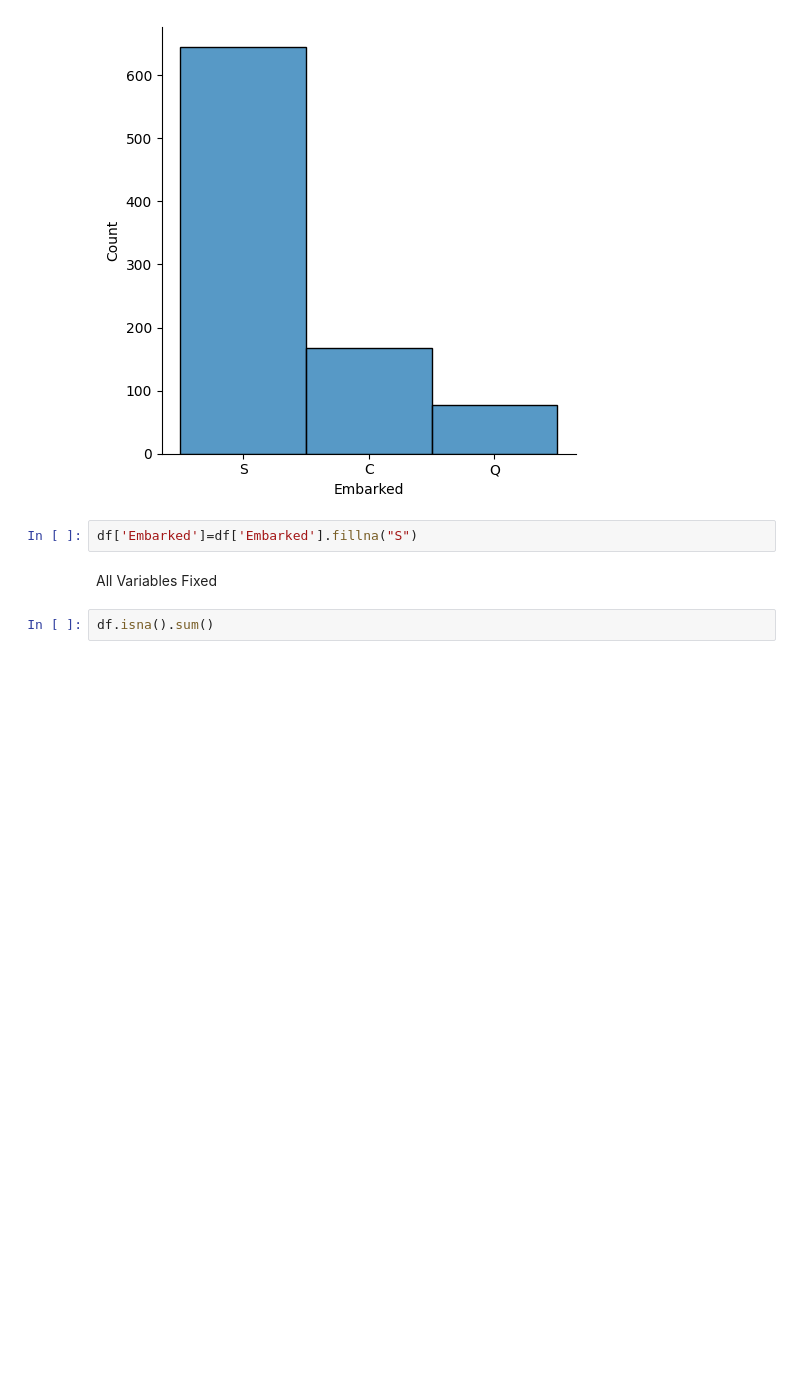
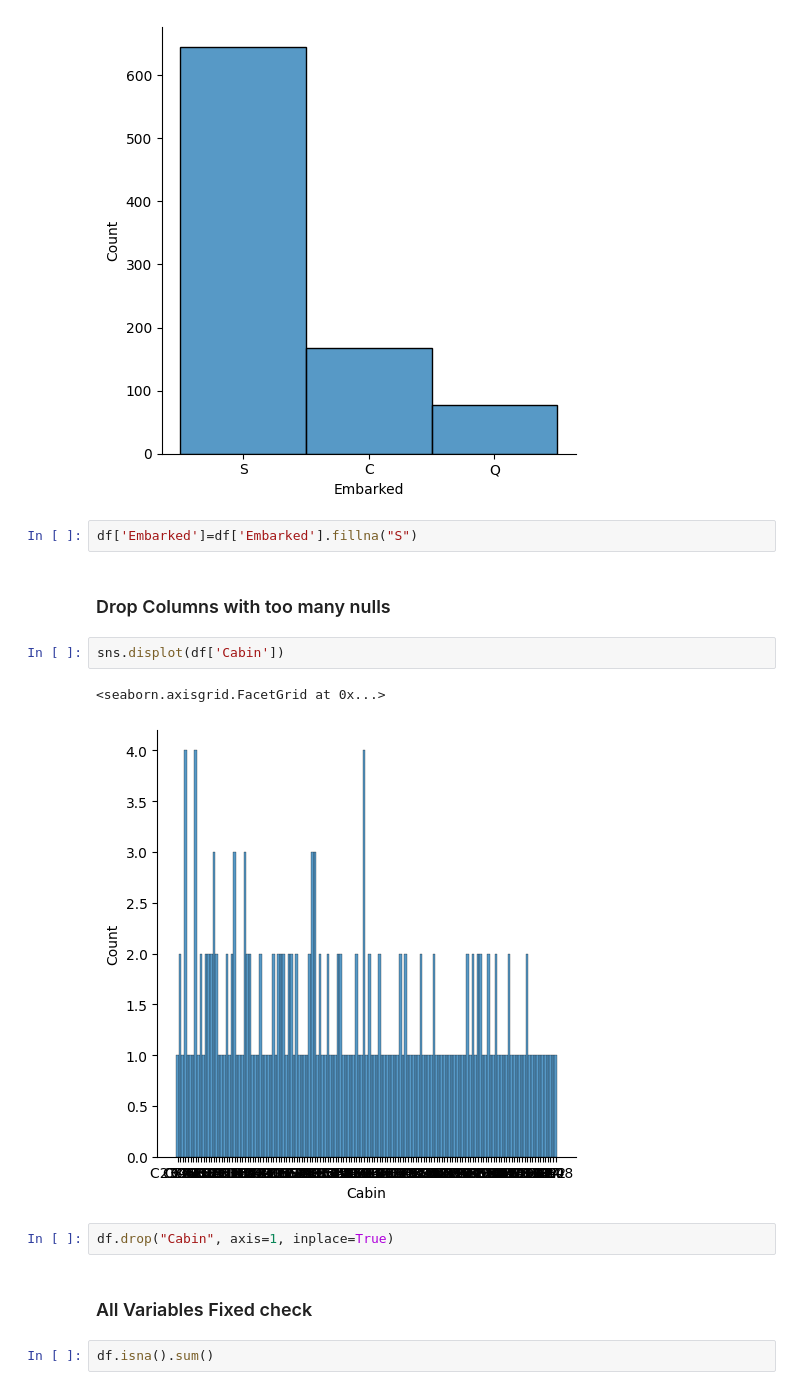
Before and after one commit to DevTimBo/KINTEL-U, a Jupyter notebook: u9/u9.ipynb, the cells around one changed output. Drawn from its saved outputs; the diff is of its cells as text; blank space fills up the shorter version.

```diff
--- a/u9/u9.ipynb
+++ b/u9/u9.ipynb
@@ -92,8 +85,17 @@ sns.displot(df['Embarked'])
 [figure]
 # %%
 df['Embarked']=df['Embarked'].fillna("S")
+# %% [markdown]
+### Drop Columns with too many nulls
+# %%
+sns.displot(df['Cabin'])
+# %% [output]
+<seaborn.axisgrid.FacetGrid at 0x...>
+[figure, added]
+# %%
+df.drop("Cabin", axis=1, inplace=True)
 # %% [markdown]
-All Variables Fixed
+### All Variables Fixed check
 # %%
 df.isna().sum()
 # %% [output]
```
Also changed, not shown: parts of 66 cells of this notebook, 1 other file.
